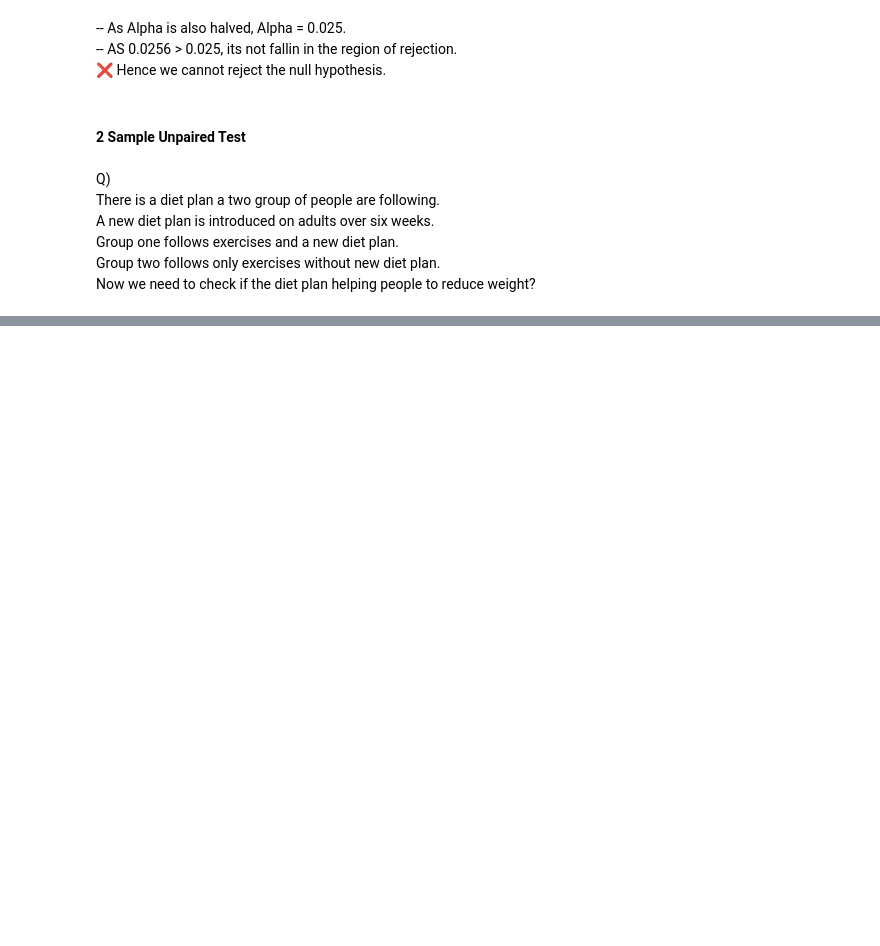
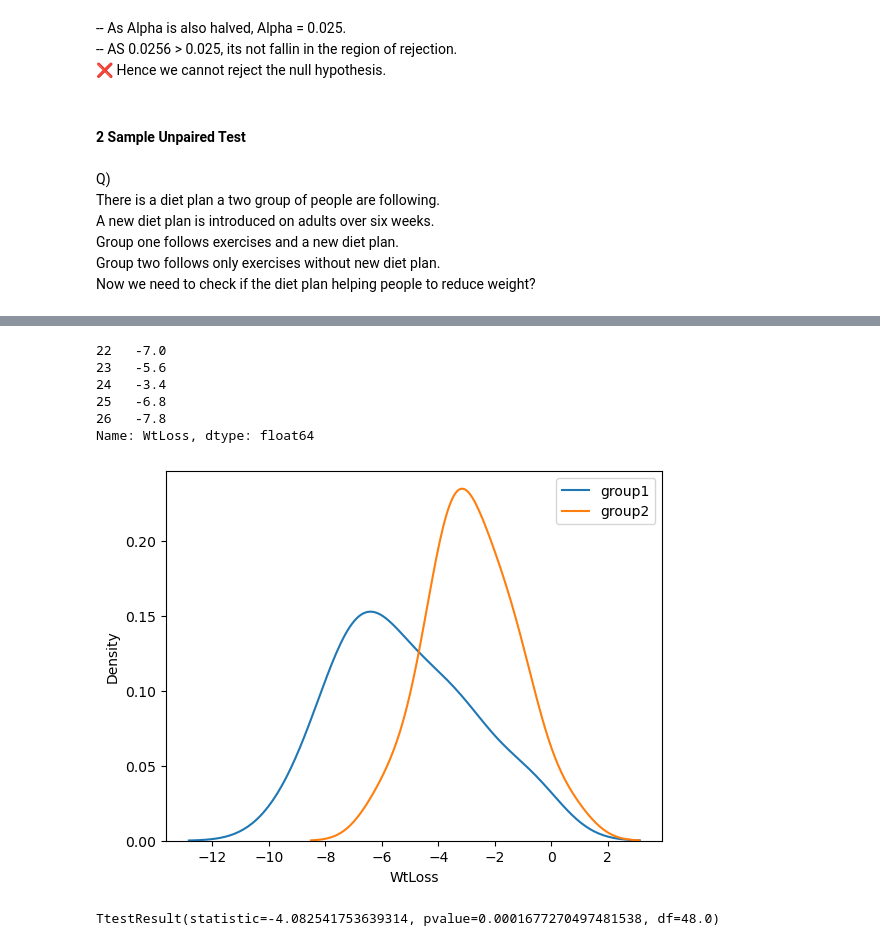
Before and after one commit to gali-jithendra/LEARNINGS, a Jupyter notebook: 8_DS_HYPOTHESIS_TESTING.ipynb, the cells around one changed output, grey strips where cells are left out. Drawn from its saved outputs; the diff is of its cells as text; code cells hidden in the pictures; blank space fills up the shorter version.

```diff
--- a/8_DS_HYPOTHESIS_TESTING.ipynb
+++ b/8_DS_HYPOTHESIS_TESTING.ipynb
@@ -258,0 +209,17 @@ Group	WtLoss
+# %%
+import pandas as pd
+
+data = {
+    "Group": [
+        2,2,2,2,2,2,2,2,2,2,2,2,2,2,2,2,2,2,2,2,2,2,
+        1,1,1,1,1,1,1,1,1,1,1,1,1,1,1,1,1,1,1,1,1,1,1,1,1,1,1,1
+    ],
+    "WtLoss": [
+        -3.8,-6,-0.7,-2.9,-2.8,-2,-2,-1.9,-3.1,-1.5,-3,-3.6,-0.9,0.6,-1.1,-4.5,-4.1,-2.4,-3.9,-3.5,-5.1,-3.5,
+        -7,-5.6,-3.4,-6.8,-7.8,-5.4,-6.8,-7.2,-7,-7.3,-0.9,-7.6,-4.1,-6.3,-5,-2.5,-0.9,-3.5,-0.5,-2.8,-8.6,
+        -4.5,-2.8,-4.1,-5.3,-9.2,-6.1,-6.1
+    ]
+}
+
+df = pd.DataFrame(data)
+df.head()
@@ -258,0 +235,22 @@ Group	WtLoss
+# %%
+df1 = df.loc[df['Group']==1,'WtLoss']
+df2 = df.loc[df['Group']==2,'WtLoss']
+df1.head()
+# %% [output]
+22   -7.0
+23   -5.6
+24   -3.4
+25   -6.8
+26   -7.8
+Name: WtLoss, dtype: float64
+# %%
+sns.kdeplot(df1, label='group1')
+sns.kdeplot(df2, label='group2')
+plt.legend()
+plt.show()
+# %% [output]
+[figure, added]
+# %%
+ttest_ind(df1,df2,equal_var=True)
+# %% [output]
+TtestResult(statistic=-4.082541753639314, pvalue=0.0001677270497481538, df=48.0)
```
Also changed, not shown: parts of 9 cells of this notebook.
